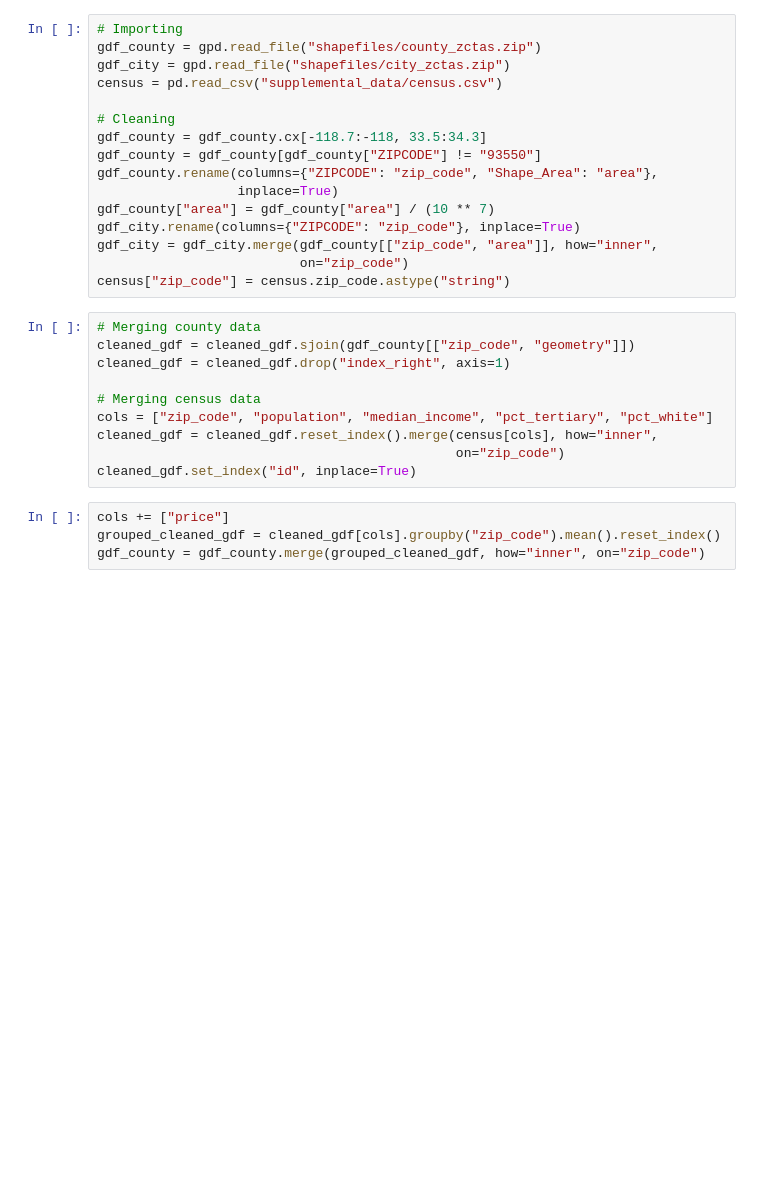
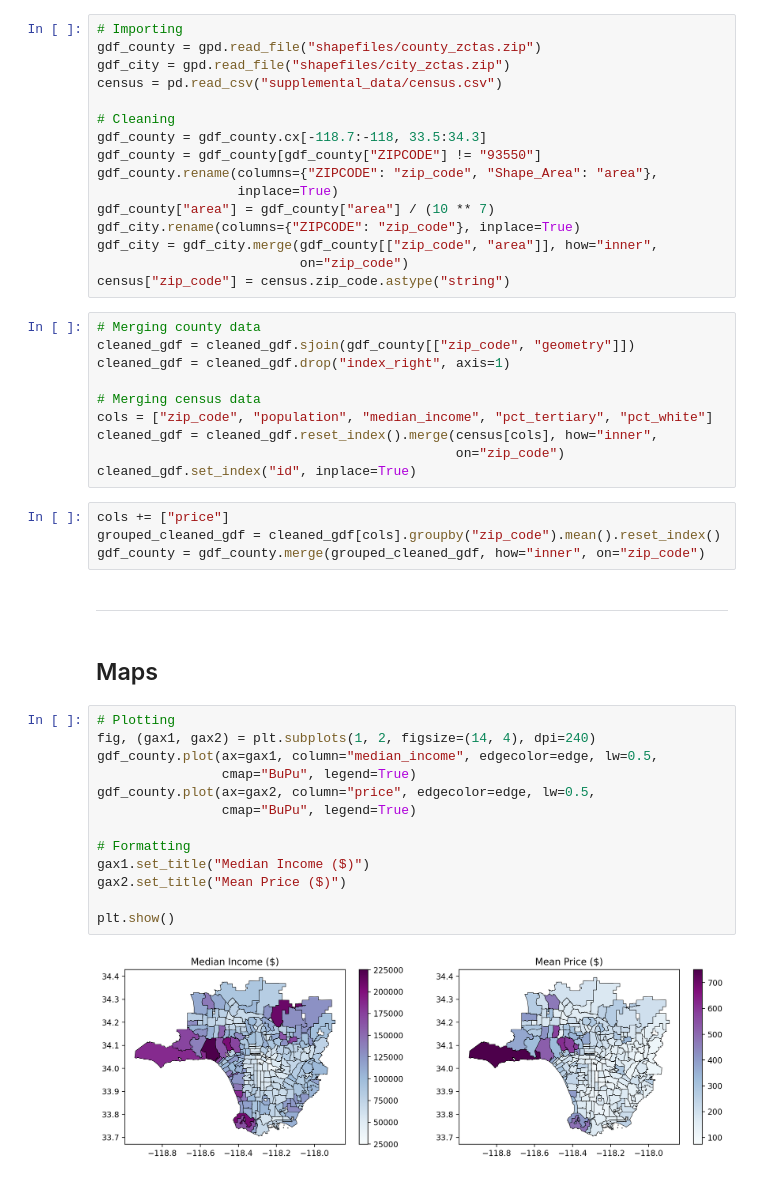
Before and after one commit to SameeckBhatia/Airbnb-ML-Economist, a Jupyter notebook: la_airbnb.ipynb, the cells around one changed output. Saved outputs shown, nothing was run; the diff lists cells and outputs as text; blank space fills up the shorter version.

Commit message:
Mapping US census and price data

```diff
--- a/la_airbnb.ipynb
+++ b/la_airbnb.ipynb
@@ -294,3 +294,22 @@ cleaned_gdf.set_index("id", inplace=True)
 cols += ["price"]
 grouped_cleaned_gdf = cleaned_gdf[cols].groupby("zip_code").mean().reset_index()
 gdf_county = gdf_county.merge(grouped_cleaned_gdf, how="inner", on="zip_code")
+# %% [markdown]
+---
+# %% [markdown]
+## Maps
+# %%
+# Plotting
+fig, (gax1, gax2) = plt.subplots(1, 2, figsize=(14, 4), dpi=240)
+gdf_county.plot(ax=gax1, column="median_income", edgecolor=edge, lw=0.5,
+                cmap="BuPu", legend=True)
+gdf_county.plot(ax=gax2, column="price", edgecolor=edge, lw=0.5,
+                cmap="BuPu", legend=True)
+
+# Formatting
+gax1.set_title("Median Income ($)")
+gax2.set_title("Mean Price ($)")
+
+plt.show()
+# %% [output]
+[figure, added]
```
Also changed, not shown: parts of 11 cells of this notebook.
